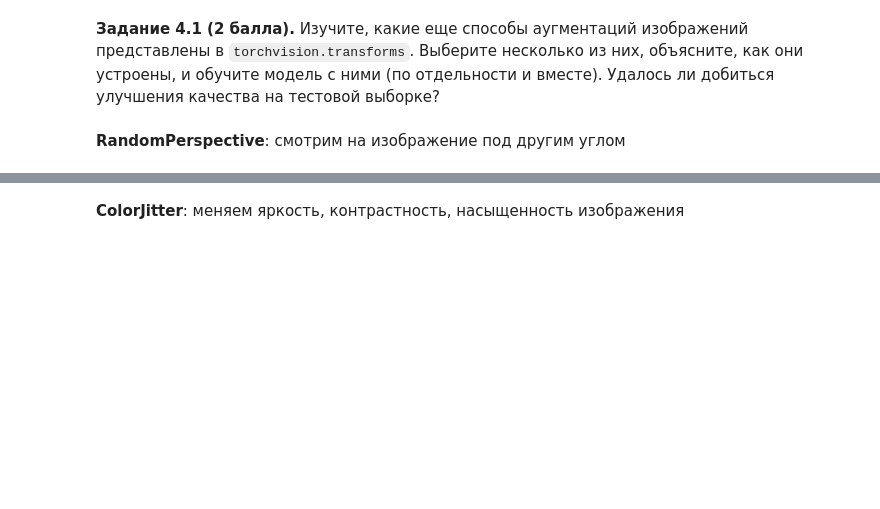
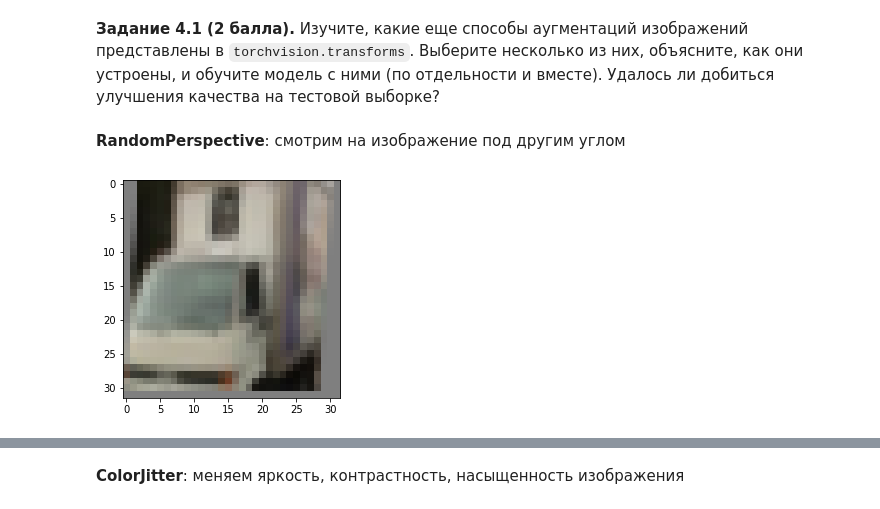
Before and after one commit to tutugarin/dl-course-hse, a Jupyter notebook: shw-02/shw-02-cnn.ipynb, the cells around one changed output, grey strips where cells are left out. Drawn from its saved outputs; the diff is of its cells as text; code cells hidden in the pictures; blank space fills up the shorter version.

```diff
--- a/shw-02/shw-02-cnn.ipynb
+++ b/shw-02/shw-02-cnn.ipynb
@@ -562,3 +552,7 @@ plot_losses(train_loss_log, val_loss_log, train_acc_log, val_acc_log)
 **Задание 4.1 (2 балла).** Изучите, какие еще способы аугментаций изображений представлены в <code>torchvision.transforms</code>. Выберите несколько из них, объясните, как они устроены, и обучите модель с ними (по отдельности и вместе). Удалось ли добиться улучшения качества на тестовой выборке?
 # %% [markdown]
 **RandomPerspective**: смотрим на изображение под другим углом
+# %%
+imshow(transforms.RandomPerspective(distortion_scale=0.2, p=1)(images[0]))
+# %% [output]
+[figure, added]
```
Also changed, not shown: parts of 30 cells of this notebook.
